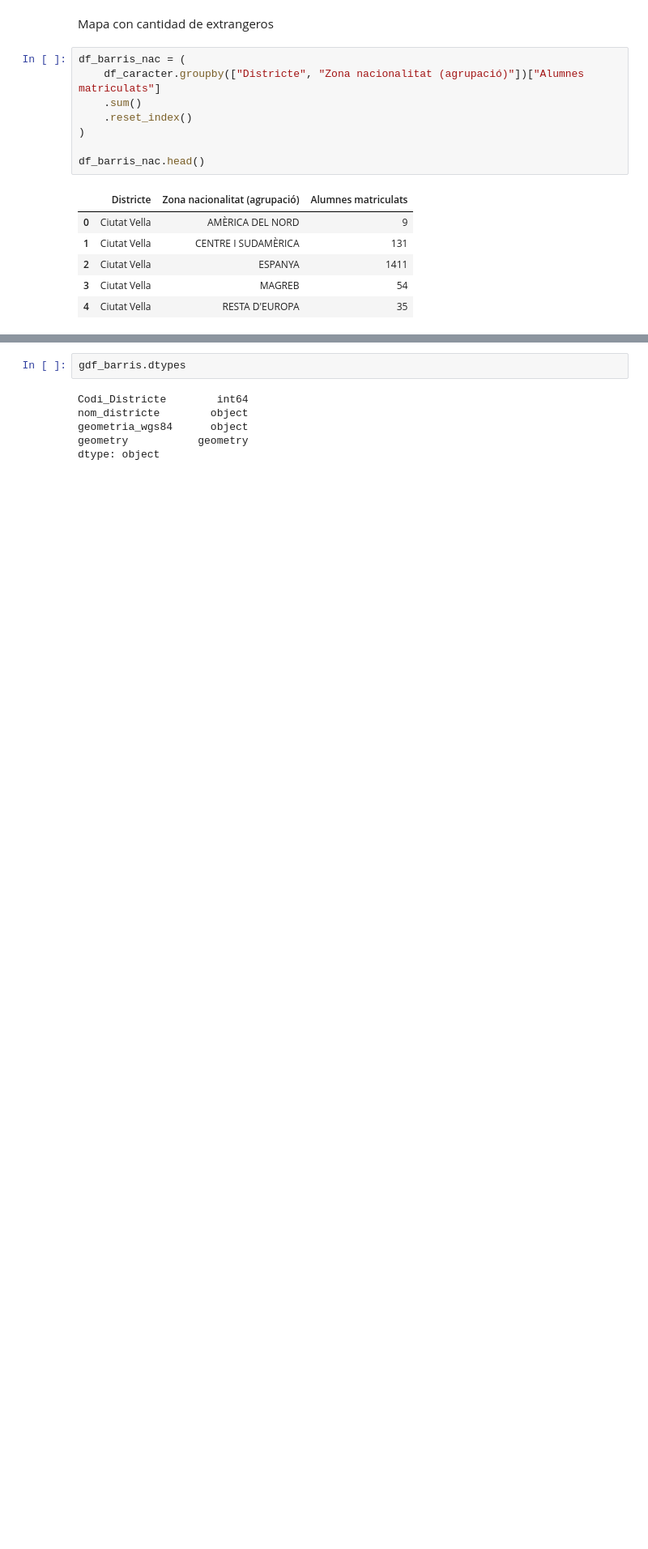
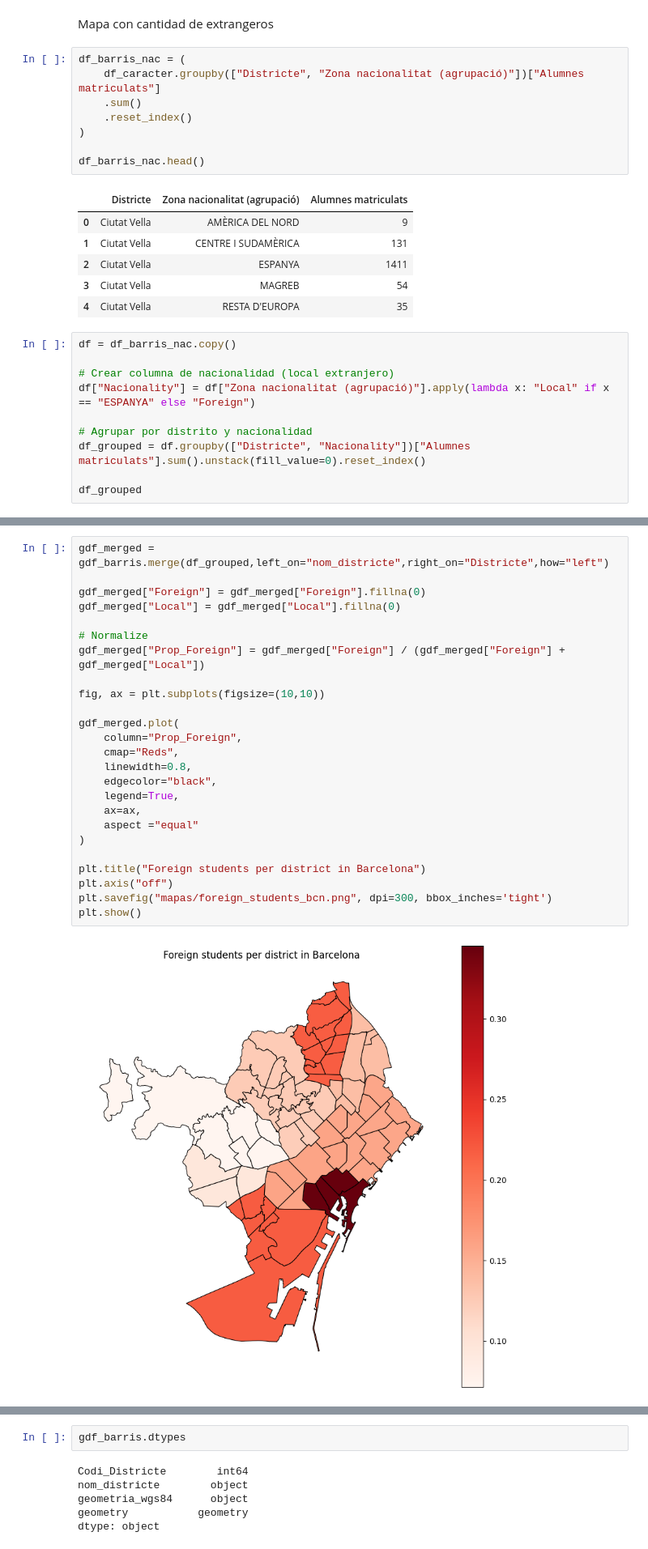
Before and after one commit to annaszymanskicortes/truco-o-dato, a Jupyter notebook: notebook_julia.ipynb, the cells around one changed output, grey strips where cells are left out. Shown: that part at 81% size. Cells and saved outputs as stored; diff of their text form; blank space fills up the shorter version.

```diff
--- a/notebook_julia.ipynb
+++ b/notebook_julia.ipynb
@@ -312,3 +312,13 @@ df_barris_nac.head()
 | 2 | Ciutat Vella | ESPANYA | 1411 |
 | 3 | Ciutat Vella | MAGREB | 54 |
 | 4 | Ciutat Vella | RESTA D'EUROPA | 35 |
+# %%
+df = df_barris_nac.copy()
+
+# Crear columna de nacionalidad (local extranjero)
+df["Nacionality"] = df["Zona nacionalitat (agrupació)"].apply(lambda x: "Local" if x == "ESPANYA" else "Foreign")
+
+# Agrupar por distrito y nacionalidad
+df_grouped = df.groupby(["Districte", "Nacionality"])["Alumnes matriculats"].sum().unstack(fill_value=0).reset_index()
+
+df_grouped
@@ -345,0 +373,27 @@ ValueError: aspect must be finite and positive
+# %%
+gdf_merged = gdf_barris.merge(df_grouped,left_on="nom_districte",right_on="Districte",how="left")
+
+gdf_merged["Foreign"] = gdf_merged["Foreign"].fillna(0)
+gdf_merged["Local"] = gdf_merged["Local"].fillna(0)
+
+# Normalize
+gdf_merged["Prop_Foreign"] = gdf_merged["Foreign"] / (gdf_merged["Foreign"] + gdf_merged["Local"])
+
+fig, ax = plt.subplots(figsize=(10,10))
+
+gdf_merged.plot(
+    column="Prop_Foreign",
+    cmap="Reds",
+    linewidth=0.8,
+    edgecolor="black",
+    legend=True,
+    ax=ax,
+    aspect ="equal"
+)
+
+plt.title("Foreign students per district in Barcelona")
+plt.axis("off")
+plt.savefig("mapas/foreign_students_bcn.png", dpi=300, bbox_inches='tight')
+plt.show()
+# %% [output]
+[figure, added]
```
Also changed, not shown: parts of 5 cells of this notebook, 1 other file.
